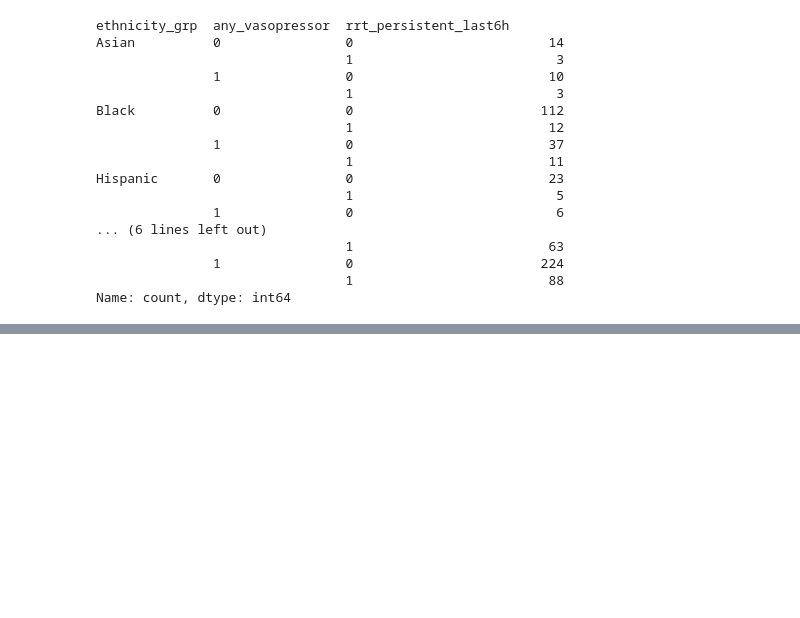
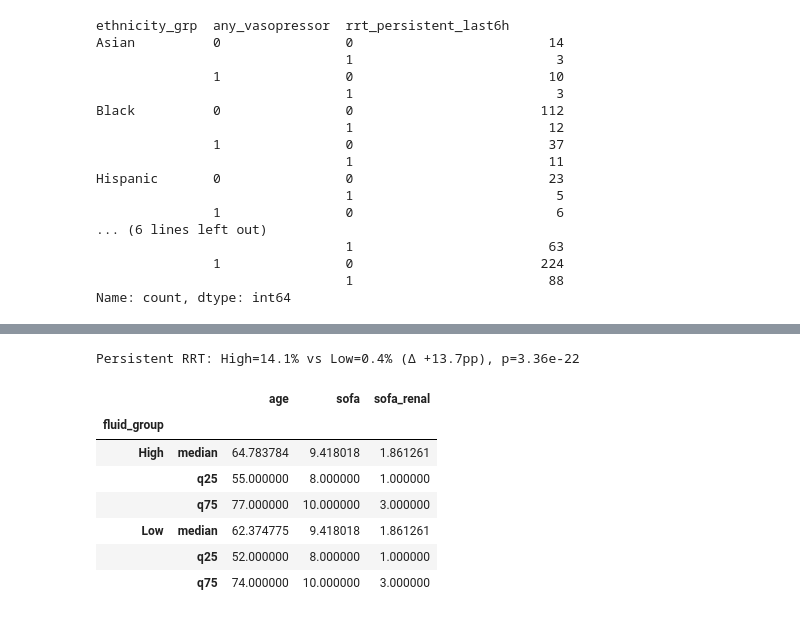
Before and after one commit to SimonKossack/mimiciii-BioMedicalProject, a Jupyter notebook: NierenNotebooks/06.ipynb, the cells around one changed output, grey strips where cells are left out. Drawn from its saved outputs; the diff is of its cells as text; code cells hidden in the pictures; blank space fills up the shorter version.

```diff
--- a/NierenNotebooks/06.ipynb
+++ b/NierenNotebooks/06.ipynb
@@ -175,0 +639,25 @@ Name: count, dtype: int64
+# %%
+import pandas as pd
+import numpy as np
+
+matched_blocks = []
+
+group_cols = ["sofa", "sofa_renal"]
+
+for (s, r), d in sub.groupby(group_cols):
+    gH = d[d["fluid_group"] == "High"]
+    gL = d[d["fluid_group"] == "Low"]
+
+    n = min(len(gH), len(gL))
+    if n < 10:   # Mindestgröße, sonst keine Power
+        continue
+
+    gH_s = gH.sample(n, random_state=42)
+    gL_s = gL.sample(n, random_state=42)
+
+    matched_blocks.append(pd.concat([gH_s, gL_s]))
+
+matched_df = pd.concat(matched_blocks, ignore_index=True)
+
+print("Matched N total:", len(matched_df))
+print(matched_df["fluid_group"].value_counts())
@@ -175,0 +688,49 @@ Name: count, dtype: int64
+# %%
+from scipy.stats import fisher_exact
+
+gH = matched_df[matched_df["fluid_group"] == "High"]
+gL = matched_df[matched_df["fluid_group"] == "Low"]
+
+a = gH["rrt_persistent_last6h"].sum()
+b = len(gH) - a
+c = gL["rrt_persistent_last6h"].sum()
+d = len(gL) - c
+
+rate_H = a / len(gH) * 100
+rate_L = c / len(gL) * 100
+
+_, p_rrt = fisher_exact([[a, b], [c, d]])
+
+print(
+    f"Persistent RRT: "
+    f"High={rate_H:.1f}% vs Low={rate_L:.1f}% "
+    f"(Δ {rate_H-rate_L:+.1f}pp), p={p_rrt:.4g}"
+)
+# %% [output]
+Persistent RRT: High=14.1% vs Low=0.4% (Δ +13.7pp), p=3.36e-22
+# %%
+def median_iqr(x):
+    return pd.Series({
+        "median": x.mean(),
+        "q25": x.quantile(0.25),
+        "q75": x.quantile(0.75)
+    })
+
+vars_to_check = ["age", "sofa", "sofa_renal"]
+
+summary = (
+    matched_df
+    .groupby("fluid_group")[vars_to_check]
+    .apply(lambda df: df.apply(median_iqr))
+)
+
+summary
+# %% [output]
+|  |  | age | sofa | sofa_renal |
+| fluid_group |  |  |  |  |
+| High | median | 64.783784 | 9.418018 | 1.861261 |
+|  | q25 | 55.000000 | 8.000000 | 1.000000 |
+|  | q75 | 77.000000 | 10.000000 | 3.000000 |
+| Low | median | 62.374775 | 9.418018 | 1.861261 |
+|  | q25 | 52.000000 | 8.000000 | 1.000000 |
+|  | q75 | 74.000000 | 10.000000 | 3.000000 |
```
Also changed, not shown: parts of 20 cells of this notebook, 3 other files.
